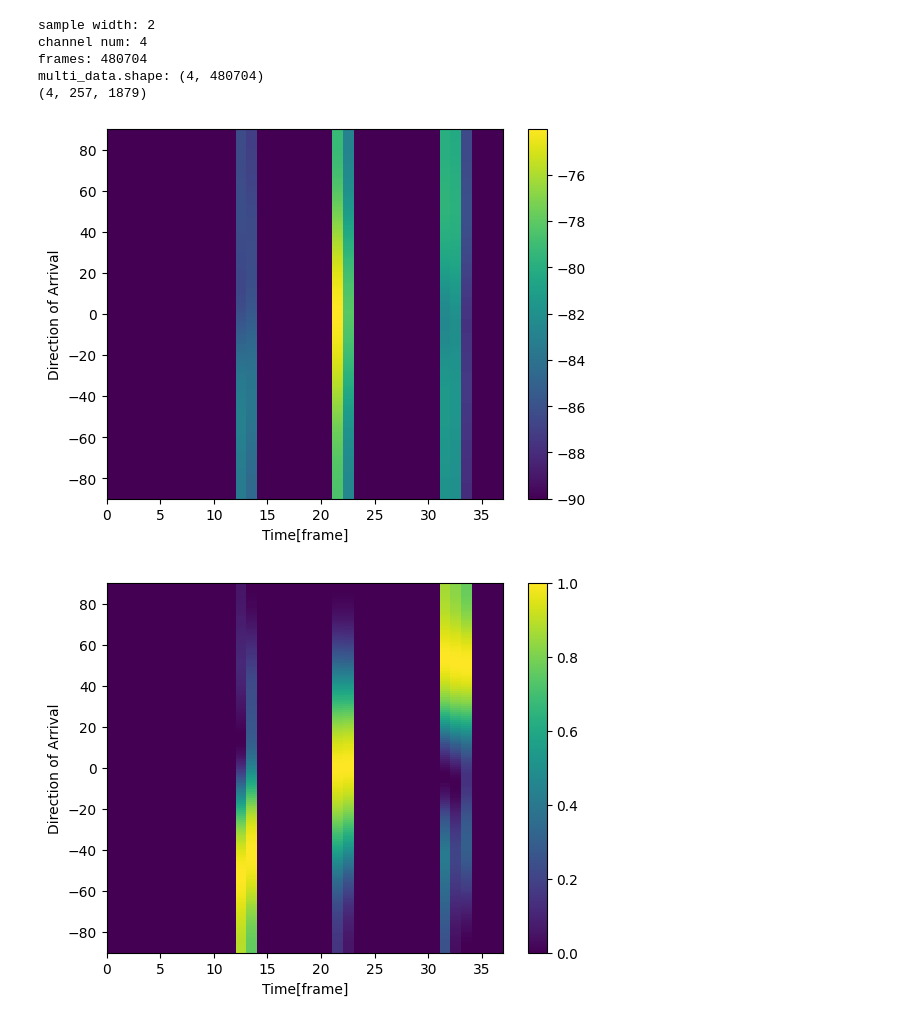
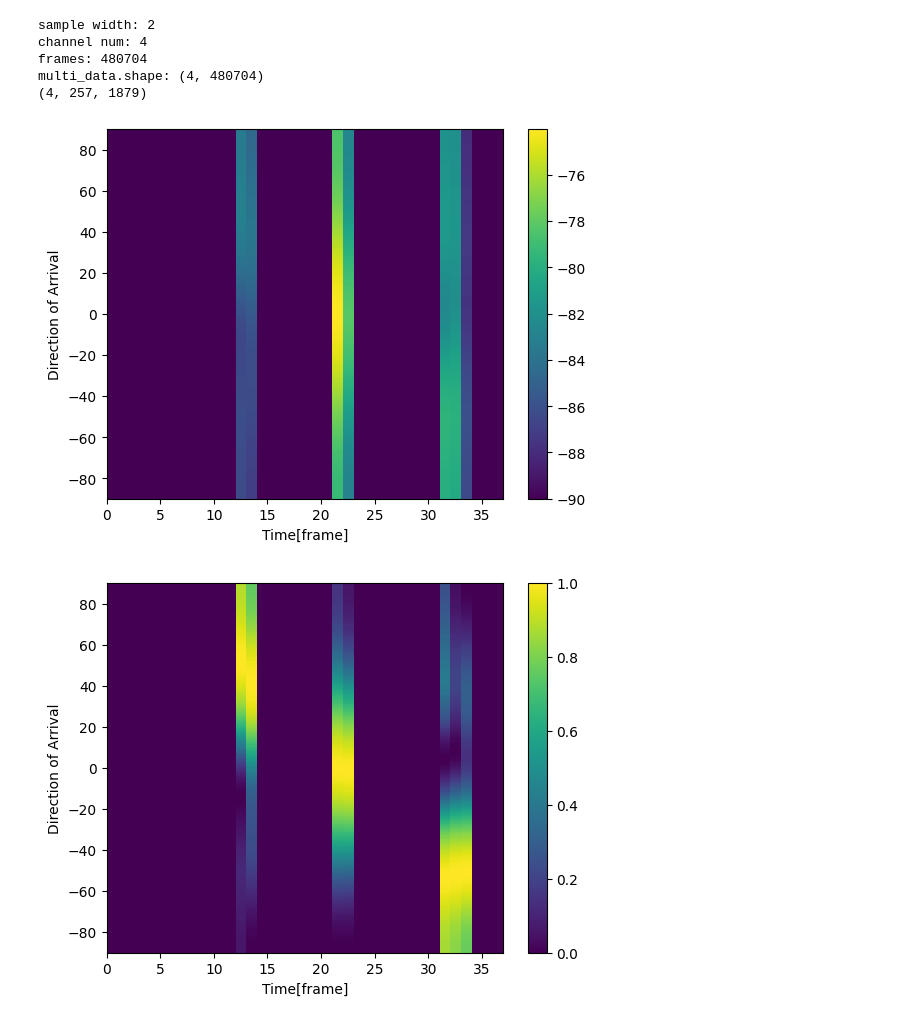
Before and after one commit to koki-ns/audioprocessing, a Jupyter notebook: onefile_6060/DSBF_test_book1.ipynb, the cells around one changed output. Drawn from its saved outputs; the diff is of its cells as text; code cells hidden in the pictures.

```diff
--- a/onefile_6060/DSBF_test_book1.ipynb
+++ b/onefile_6060/DSBF_test_book1.ipynb
@@ -90,10 +90,10 @@ freq_h = 3000
 
 mic_alignments = np.array(
     [
-        [-0.112, 0.0, 0.0],
-        [-0.075, 0.0, 0.0],
-        [-0.035, 0.0, 0.0],
-        [0.113, 0.0, 0.0],
+        [0.112, 0.0, 0.0],
+        [0.075, 0.0, 0.0],
+        [0.035, 0.0, 0.0],
+        [-0.113, 0.0, 0.0],
     ]
 )
 
@@ -131,32 +131,32 @@ while set_num * frame_set < X.shape[2]:
         aHa = abs(aHa) * abs(aHa)
         P_DS[set_num - 1][i] = np.mean(aHRa / aHa)
 
     set_num = set_num + 1
 
 # 方向数 x 周波数インデックス数 x 時間軸　の3次元
 
 P_DS = 10 * np.log10(P_DS)
 P_DS = P_DS.transpose()
 color_min = -90
 color_max = np.max(P_DS)
 plt.imshow(
     P_DS,
     interpolation="nearest",
     aspect="auto",
     extent=[0, P_DS.shape[1], -90, 90],
     vmin=color_min,
     vmax=color_max,
 )
 plt.colorbar()
 plt.ylabel("Direction of Arrival")
 plt.xlabel("Time[frame]")
 
 display_normalized_spectrum(P_DS, -90)
 # %% [output]
 sample width: 2
 channel num: 4
 frames: 480704
 multi_data.shape: (4, 480704)
 (4, 257, 1879)
-[figure, old version]
+[figure, new version]
-[figure, old version]
+[figure, new version]
```
Also changed, not shown: 24 other files.
